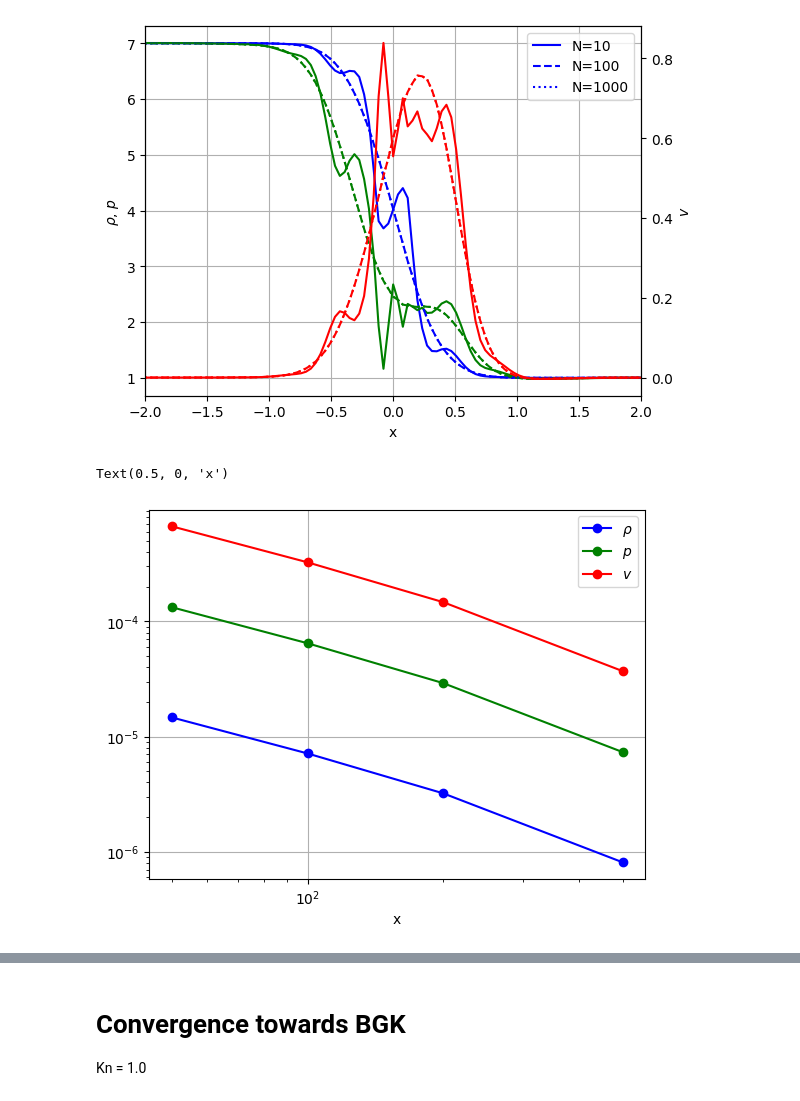
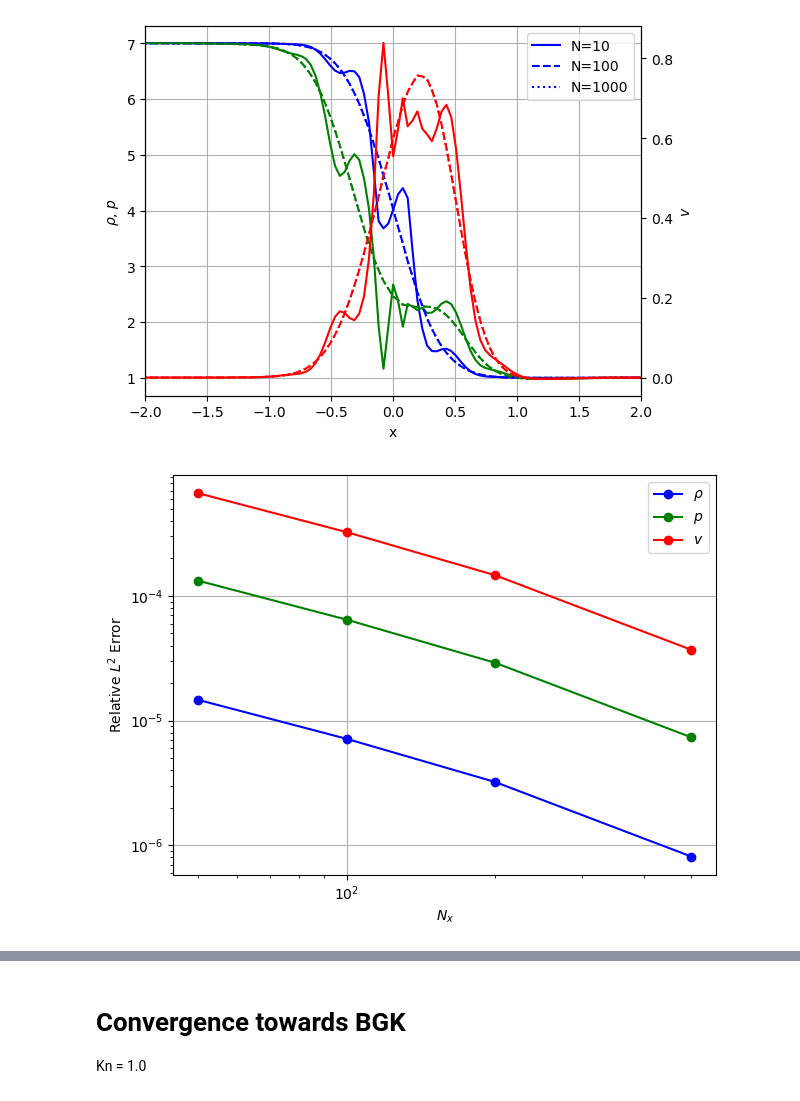
Before and after one commit to JanHab/ExtGram.jl, a Jupyter notebook: notebooks/ConvergencewithBGK.ipynb, the cells around one changed output, grey strips where cells are left out. Cells and saved outputs as stored; diff of their text form; code cells hidden in the pictures.

```diff
--- a/notebooks/ConvergencewithBGK.ipynb
+++ b/notebooks/ConvergencewithBGK.ipynb
@@ -151,33 +151,36 @@ for N in N_vector[:-1]:
     bgk_interp1d = interp1d(data_bgk_ref['x'], data_bgk_ref['rho'])#!, kind='linear', fill_value="extrapolate")
     error_rho = np.linalg.norm(bgk_interp1d(data_bgk['x']) - data_bgk['rho'], 2) / np.linalg.norm(bgk_interp1d(data_bgk['x']), 2)
     err_rho.append(error_rho)
 
     # Velocity
     bgk_interp1d = interp1d(data_bgk_ref['x'], data_bgk_ref['v'])#!, kind='linear', fill_value="extrapolate")
     error_v = np.linalg.norm(bgk_interp1d(data_bgk['x']) - data_bgk['v'], 2) / np.linalg.norm(bgk_interp1d(data_bgk['x']), 2)
     err_v.append(error_v)
 
     # Pressure
     bgk_interp1d = interp1d(data_bgk_ref['x'], data_bgk_ref['p'])#!, kind='linear', fill_value="extrapolate")
     error_p = np.linalg.norm(bgk_interp1d(data_bgk['x']) - data_bgk['p'], 2) / np.linalg.norm(bgk_interp1d(data_bgk['x']), 2)
     err_p.append(error_p)
 
 fig, axs = plt.subplots()
 # Density
 axs.loglog(N_vector[:-1], err_rho, marker='o', color='blue', label='$\\rho$')
 # Pressure
 axs.loglog(N_vector[:-1], err_p, marker='o', color='green', label='$p$')
 # axs.set_ylabel('$\\rho$, $p$')
 
 # Velocity
 # axtwin = axs.twinx()
 axs.loglog(N_vector[:-1], err_v, marker='o', color='red', label='$v$')
 # axtwin.set_ylabel('$v$')
 
 axs.legend(loc='upper right')
 
 axs.grid(True)
-axs.set_xlabel('x')
+axs.set_xlabel('$N_x$')
+axs.set_ylabel('Relative $L^2$ Error')
+
+fig.tight_layout()
+fig.show()
 # %% [output]
-Text(0.5, 0, 'x')
-[figure, old version]
+[figure, new version]
```
Also changed, not shown: parts of 14 cells of this notebook, 5 other files.
